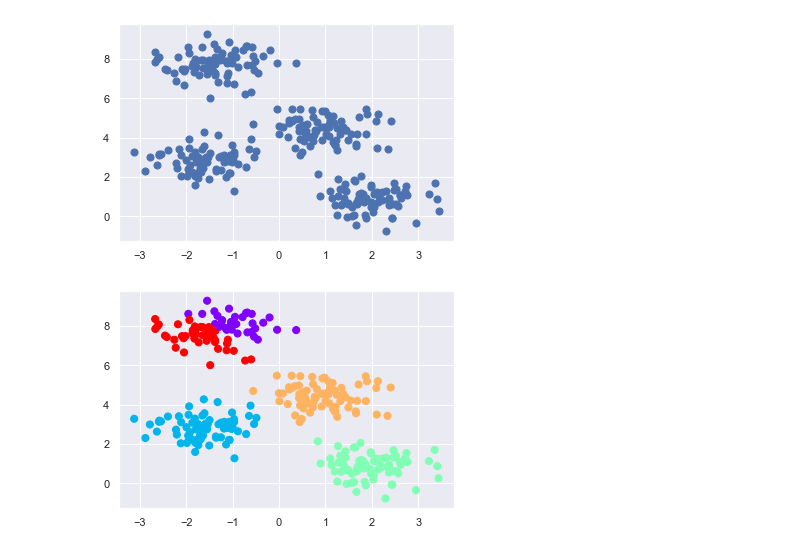
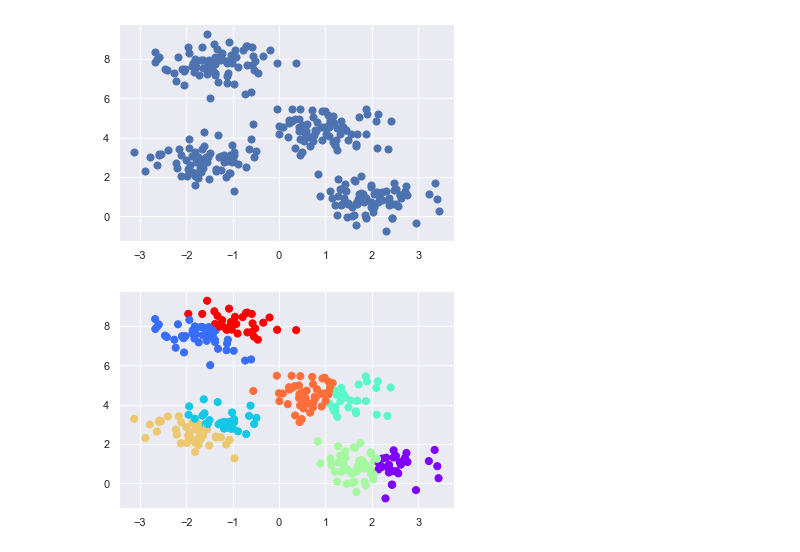
Before and after one commit to marcellusruben/JL_git_example, a Jupyter notebook: cluster.ipynb, the cells around one changed output. Cells and saved outputs as stored; diff of their text form; code cells hidden in the pictures.

```diff
--- a/cluster.ipynb
+++ b/cluster.ipynb
@@ -13,9 +13,9 @@ plt.scatter(X[:, 0], X[:, 1], s=50);
 [figure]
 # %%
 from sklearn.cluster import KMeans
-est = KMeans(5)
+est = KMeans(8)
 est.fit(X)
 y_kmeans = est.predict(X)
 plt.scatter(X[:, 0], X[:, 1], c=y_kmeans, s=50, cmap='rainbow');
 # %% [output]
-[figure, old version]
+[figure, new version]
```
